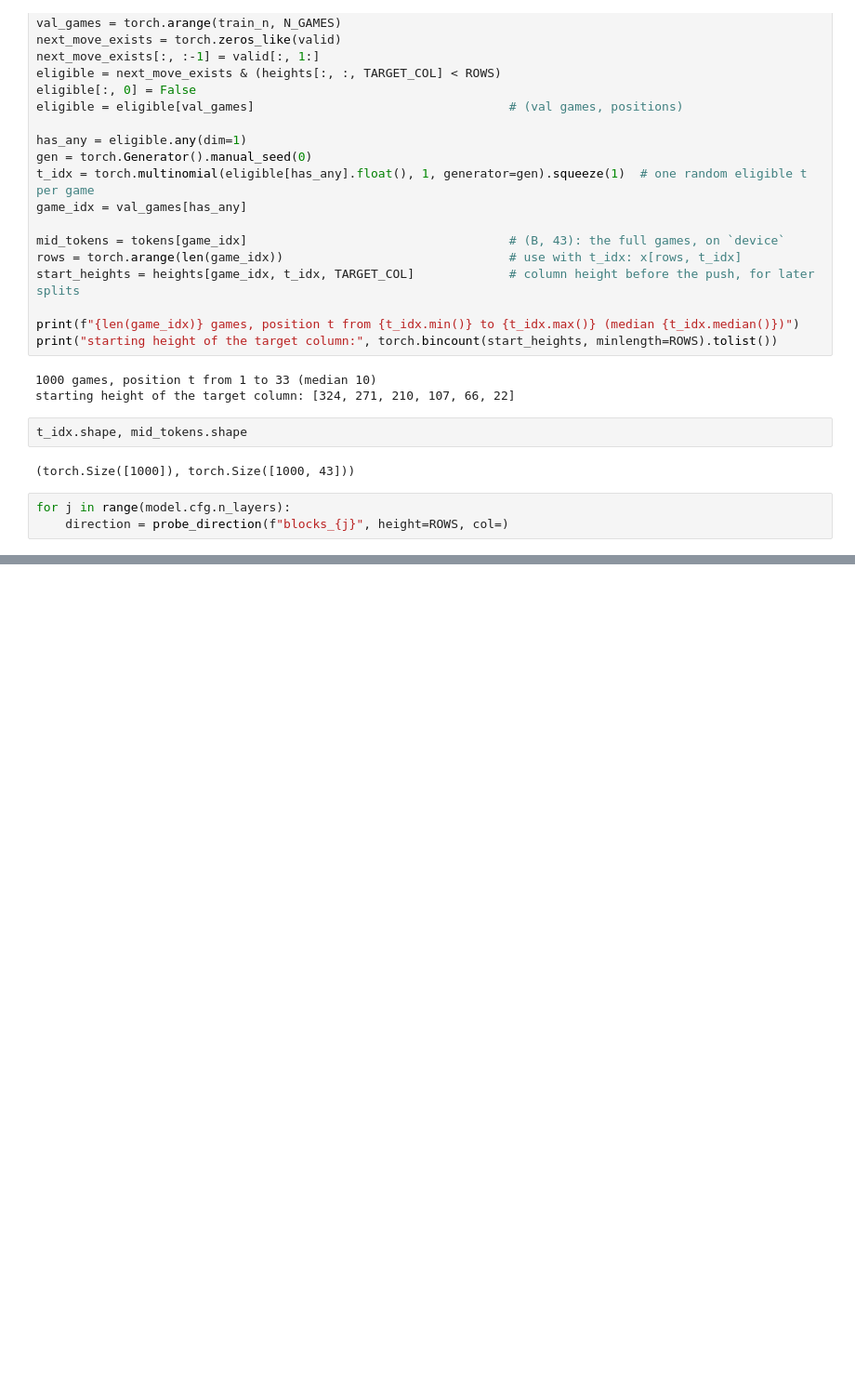
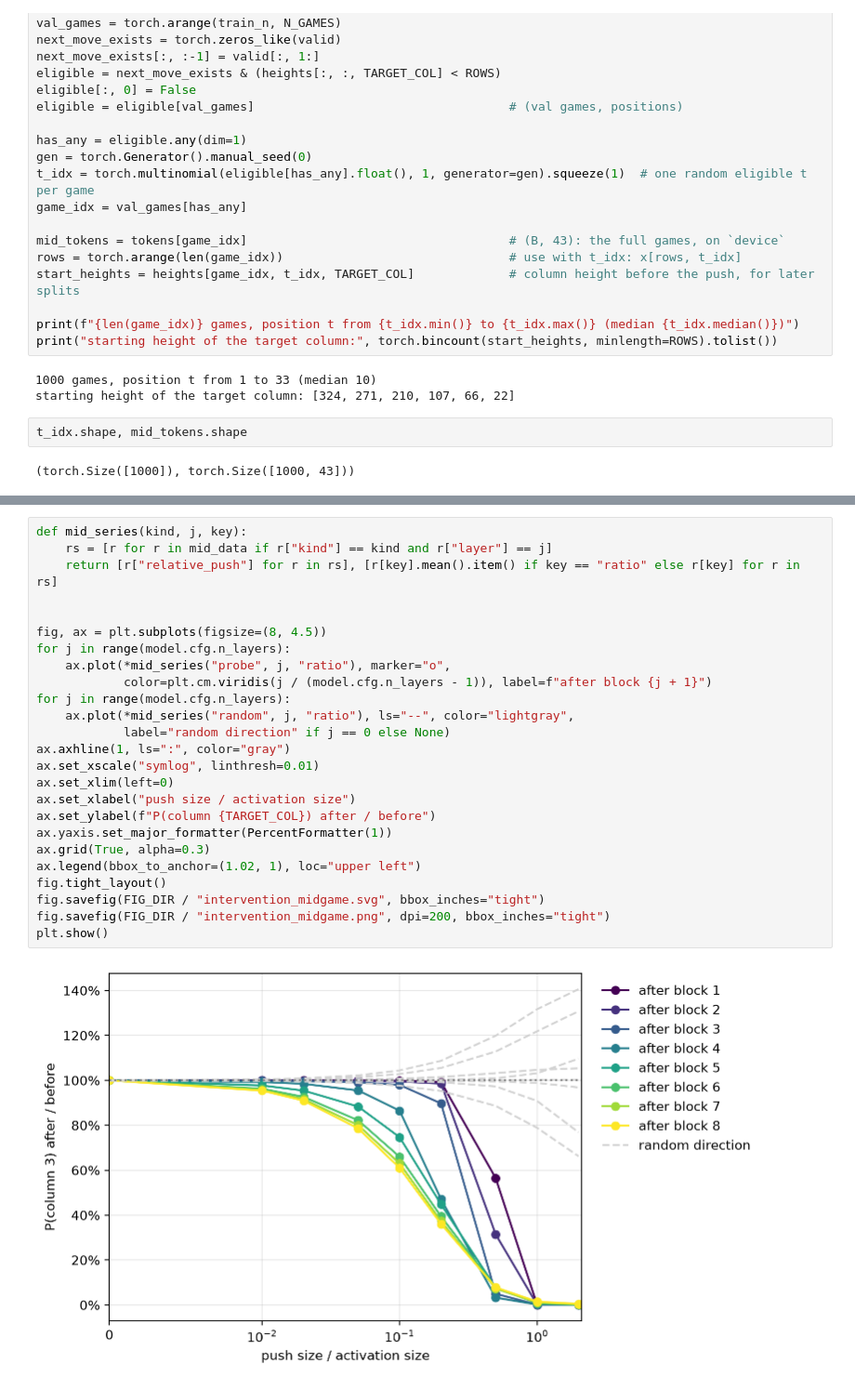
Before and after one commit to alisheryeginbay/connect-4, a Jupyter notebook: notebooks/01_height_probe.ipynb, the cells around one changed output, grey strips where cells are left out. Shown at 93% size. Cells and saved outputs as stored; diff of their text form; blank space fills up the shorter version.

```diff
--- a/notebooks/01_height_probe.ipynb
+++ b/notebooks/01_height_probe.ipynb
@@ -323,6 +323,3 @@ starting height of the target column: [324, 271, 210, 107, 66, 22]
 t_idx.shape, mid_tokens.shape
 # %% [output]
 (torch.Size([1000]), torch.Size([1000, 43]))
-# %%
-for j in range(model.cfg.n_layers):
-    direction = probe_direction(f"blocks_{j}", height=ROWS, col=)
@@ -328,0 +374,27 @@ for j in range(model.cfg.n_layers):
+# %%
+def mid_series(kind, j, key):
+    rs = [r for r in mid_data if r["kind"] == kind and r["layer"] == j]
+    return [r["relative_push"] for r in rs], [r[key].mean().item() if key == "ratio" else r[key] for r in rs]
+
+
+fig, ax = plt.subplots(figsize=(8, 4.5))
+for j in range(model.cfg.n_layers):
+    ax.plot(*mid_series("probe", j, "ratio"), marker="o",
+            color=plt.cm.viridis(j / (model.cfg.n_layers - 1)), label=f"after block {j + 1}")
+for j in range(model.cfg.n_layers):
+    ax.plot(*mid_series("random", j, "ratio"), ls="--", color="lightgray",
+            label="random direction" if j == 0 else None)
+ax.axhline(1, ls=":", color="gray")
+ax.set_xscale("symlog", linthresh=0.01)
+ax.set_xlim(left=0)
+ax.set_xlabel("push size / activation size")
+ax.set_ylabel(f"P(column {TARGET_COL}) after / before")
+ax.yaxis.set_major_formatter(PercentFormatter(1))
+ax.grid(True, alpha=0.3)
+ax.legend(bbox_to_anchor=(1.02, 1), loc="upper left")
+fig.tight_layout()
+fig.savefig(FIG_DIR / "intervention_midgame.svg", bbox_inches="tight")
+fig.savefig(FIG_DIR / "intervention_midgame.png", dpi=200, bbox_inches="tight")
+plt.show()
+# %% [output]
+[figure, added]
```
Also changed, not shown: parts of 2 cells of this notebook, 4 other files.
